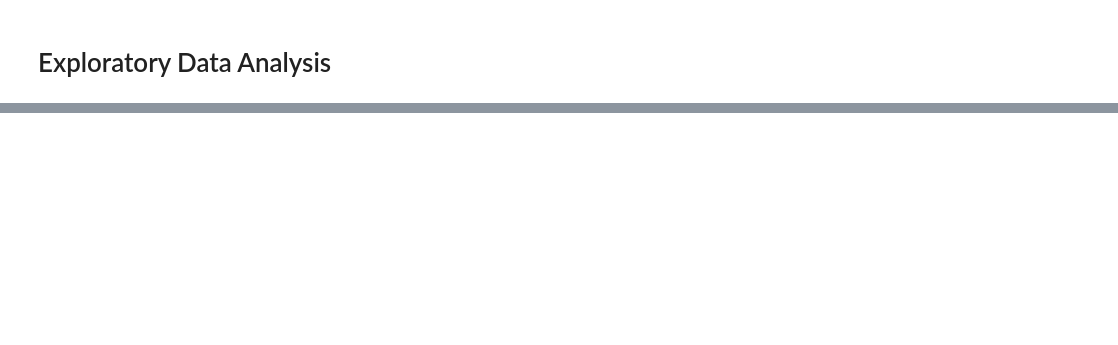
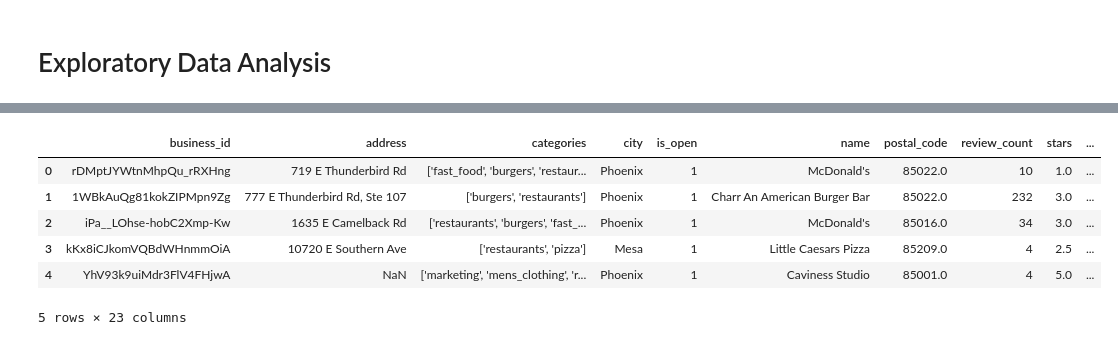
Before and after one commit to samgutentag/yelpsubtopics, a Jupyter notebook: DataExploration/EDA_01_US_Restaurant_Data.ipynb, the cells around one changed output, grey strips where cells are left out. Cells and saved outputs as stored; diff of their text form; code cells hidden in the pictures; blank space fills up the shorter version.

```diff
--- a/DataExploration/EDA_01_US_Restaurant_Data.ipynb
+++ b/DataExploration/EDA_01_US_Restaurant_Data.ipynb
@@ -262,0 +102,10 @@ else:
+# %%
+restaurants.head()
+# %% [output]
+|  | business_id | address | categories | city | is_open | name | postal_code | review_count | stars | ... |
+| 0 | rDMptJYWtnMhpQu_rRXHng | 719 E Thunderbird Rd | ['fast_food', 'burgers', 'restaur... | Phoenix | 1 | McDonald's | 85022.0 | 10 | 1.0 | ... |
+| 1 | 1WBkAuQg81kokZIPMpn9Zg | 777 E Thunderbird Rd, Ste 107 | ['burgers', 'restaurants'] | Phoenix | 1 | Charr An American Burger Bar | 85022.0 | 232 | 3.0 | ... |
+| 2 | iPa__LOhse-hobC2Xmp-Kw | 1635 E Camelback Rd | ['restaurants', 'burgers', 'fast_... | Phoenix | 1 | McDonald's | 85016.0 | 34 | 3.0 | ... |
+| 3 | kKx8iCJkomVQBdWHnmmOiA | 10720 E Southern Ave | ['restaurants', 'pizza'] | Mesa | 1 | Little Caesars Pizza | 85209.0 | 4 | 2.5 | ... |
+| 4 | YhV93k9uiMdr3FlV4FHjwA | NaN | ['marketing', 'mens_clothing', 'r... | Phoenix | 1 | Caviness Studio | 85001.0 | 4 | 5.0 | ... |
+5 rows × 23 columns
```
Also changed, not shown: parts of 19 cells of this notebook, 9 other files.
